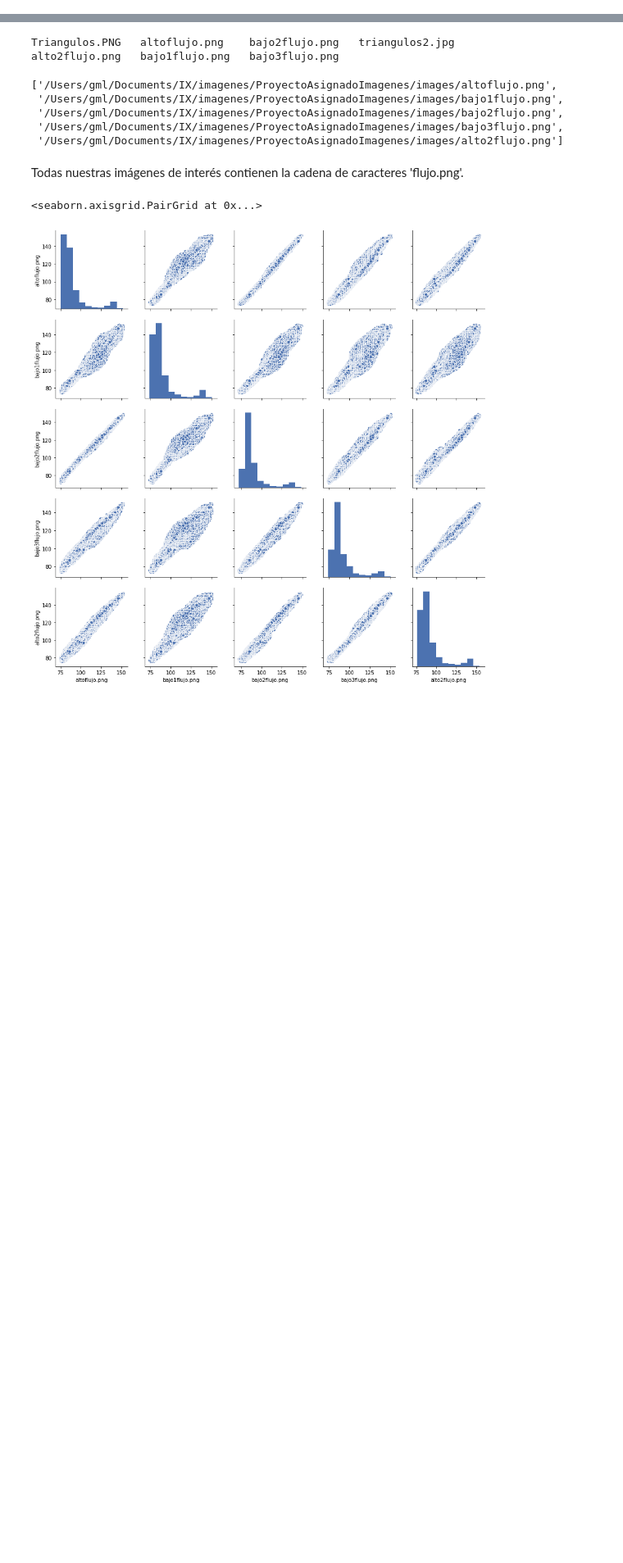
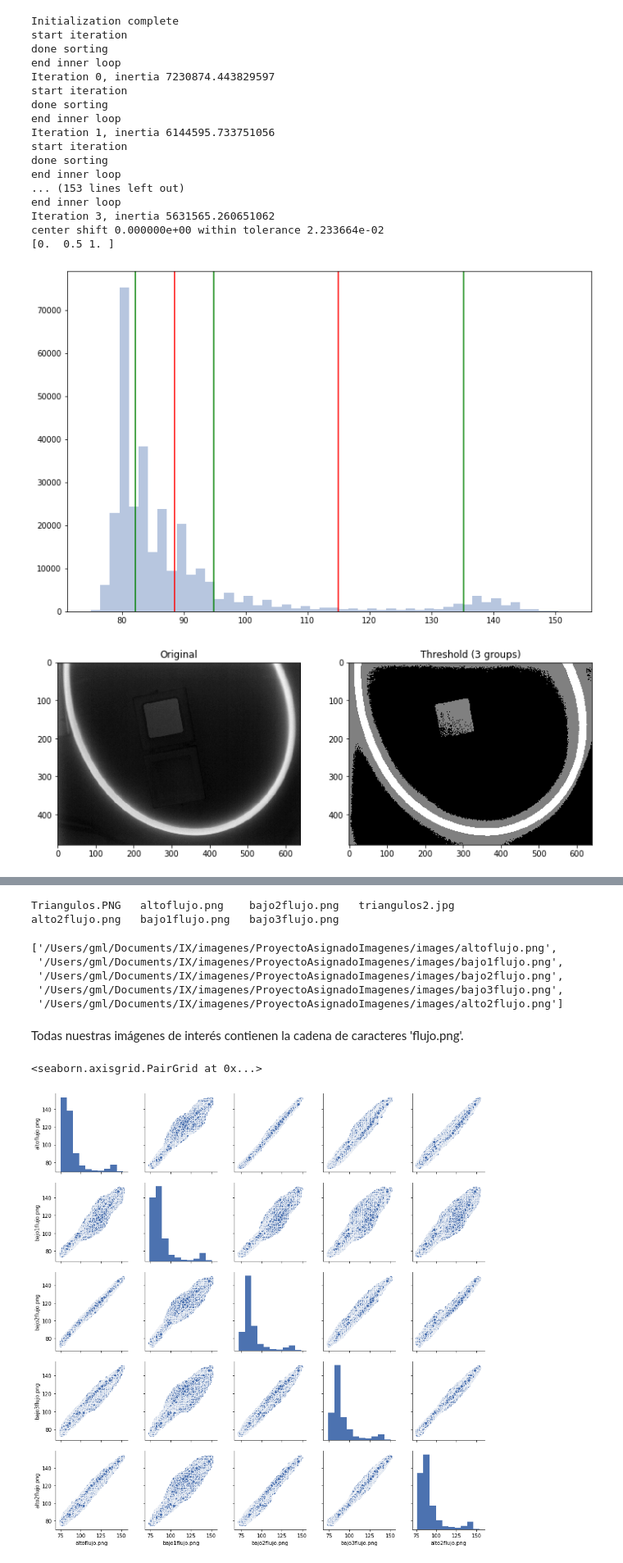
Before and after one commit to Pagutri/ProyectoAsignadoImagenes, a Jupyter notebook: Pregunta1.ipynb, the cells around one changed output, grey strips where cells are left out. Shown at 82% size. Saved outputs shown, nothing was run; the diff lists cells and outputs as text; code cells hidden in the pictures; blank space fills up the shorter version.

```diff
--- a/Pregunta1.ipynb
+++ b/Pregunta1.ipynb
@@ -111,9 +111,29 @@ def auto_segment(
     return dst
 # %%
 _tmp_img = mangueras[llaves[0]]
-mask = auto_segment(_tmp_img, verbose=False, groups=2)
+mask = auto_segment(_tmp_img, verbose=True, groups=3)
 #sns.distplot(mask.flatten())
 #utils.side_by_side(_tmp_img, mask)
+# %% [output]
+Initialization complete
+start iteration
+done sorting
+end inner loop
+Iteration 0, inertia 7230874.443829597
+start iteration
+done sorting
+end inner loop
+Iteration 1, inertia 6144595.733751056
+start iteration
+done sorting
+end inner loop
+... (153 lines left out)
+end inner loop
+Iteration 3, inertia 5631565.260651062
+center shift 0.000000e+00 within tolerance 2.233664e-02
+[0.  0.5 1. ]
+[figure, added]
+[figure, added]
 # %%
 sns.distplot(mask.flatten())
 pd.core.frame.DataFrame(mask.flatten()).describe()
```
Also changed, not shown: parts of 2 cells of this notebook, 1 other file.
